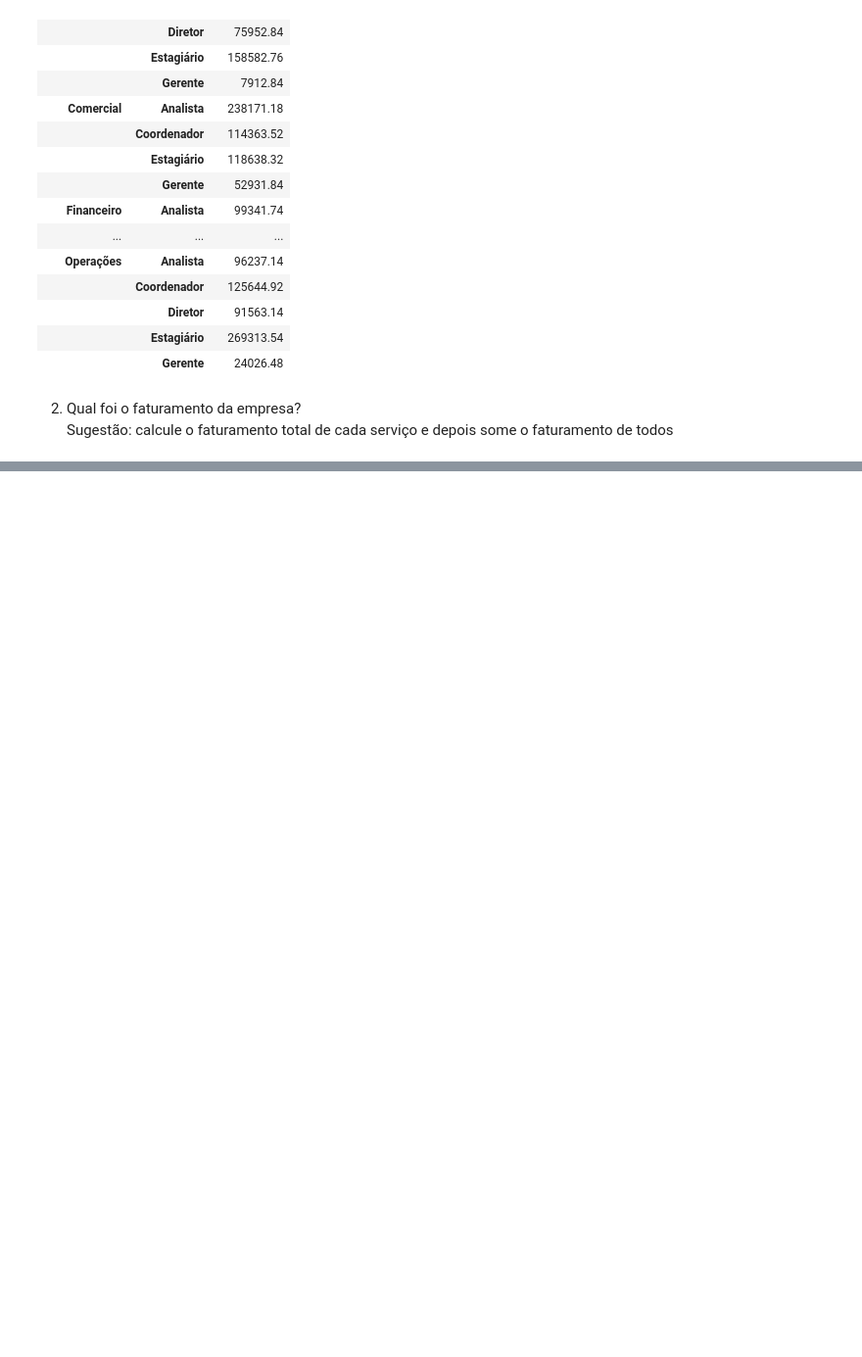
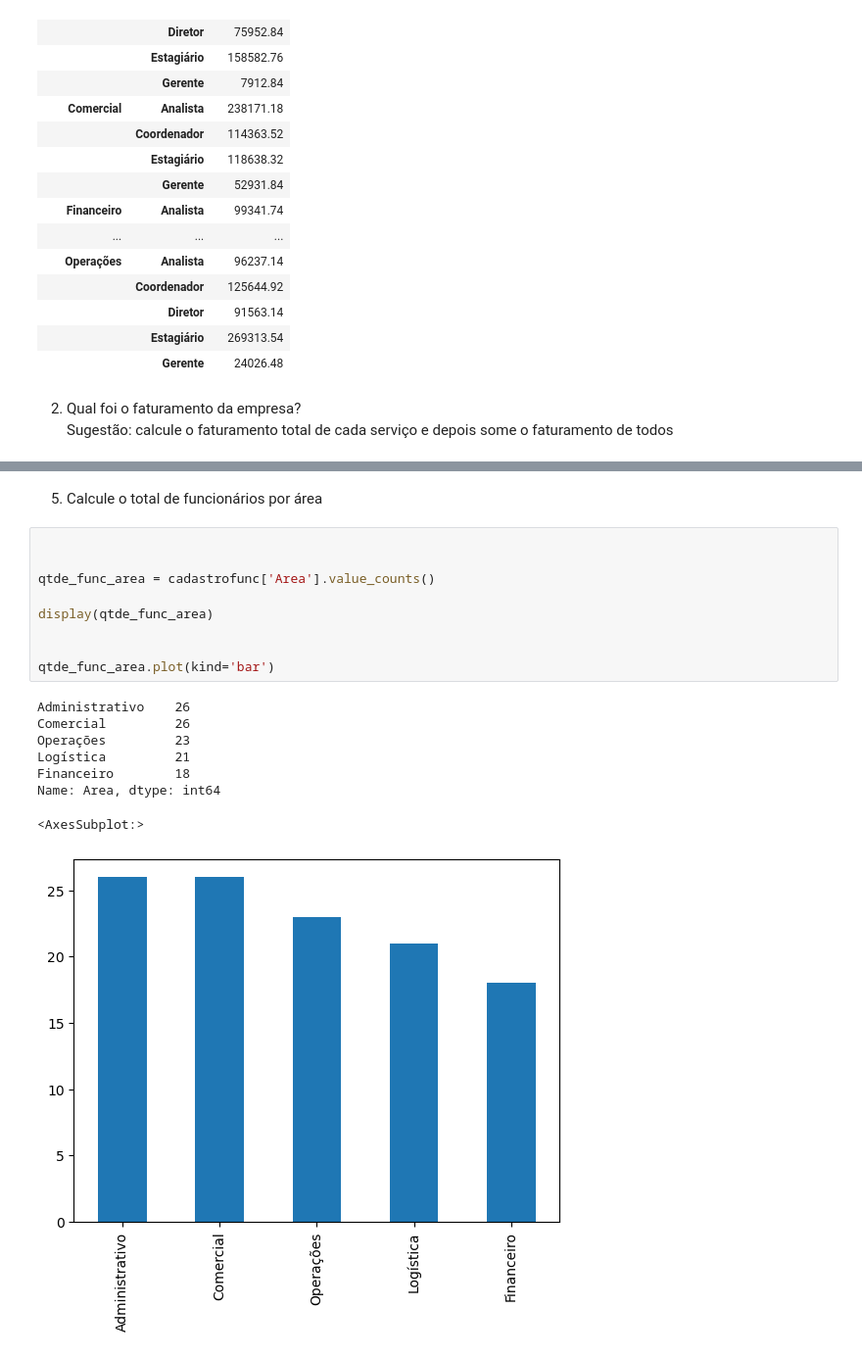
Before and after one commit to franciscojdsjr/Estudos-Python, a Jupyter notebook: Hastag/Exercicios_Pandas/18.13 Exercício Pandas.ipynb, the cells around one changed output, grey strips where cells are left out. Shown at 98% size. Saved outputs shown, nothing was run; the diff lists cells and outputs as text; blank space fills up the shorter version.

```diff
--- a/Hastag/Exercicios_Pandas/18.13 Exercício Pandas.ipynb
+++ b/Hastag/Exercicios_Pandas/18.13 Exercício Pandas.ipynb
@@ -151,0 +203,20 @@ display(TabelaConsolidada)
+# %% [markdown]
+5. Calcule o total de funcionários por área
+# %%
+
+
+qtde_func_area = cadastrofunc['Area'].value_counts()
+
+display(qtde_func_area)
+
+
+qtde_func_area.plot(kind='bar')
+# %% [output]
+Administrativo    26
+Comercial         26
+Operações         23
+Logística         21
+Financeiro        18
+Name: Area, dtype: int64
+<AxesSubplot:>
+[figure, added]
```
Also changed, not shown: parts of 10 cells of this notebook.
